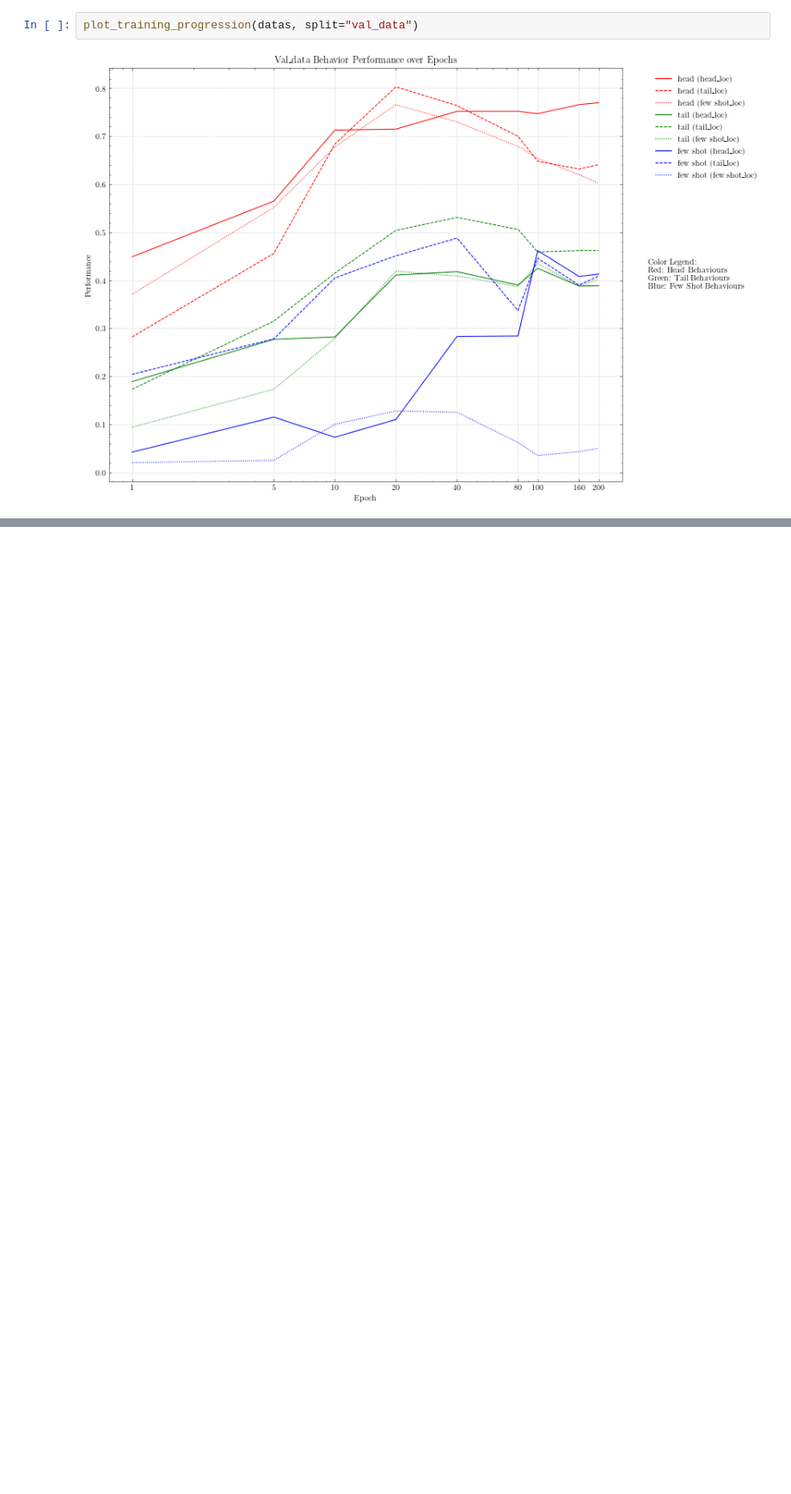
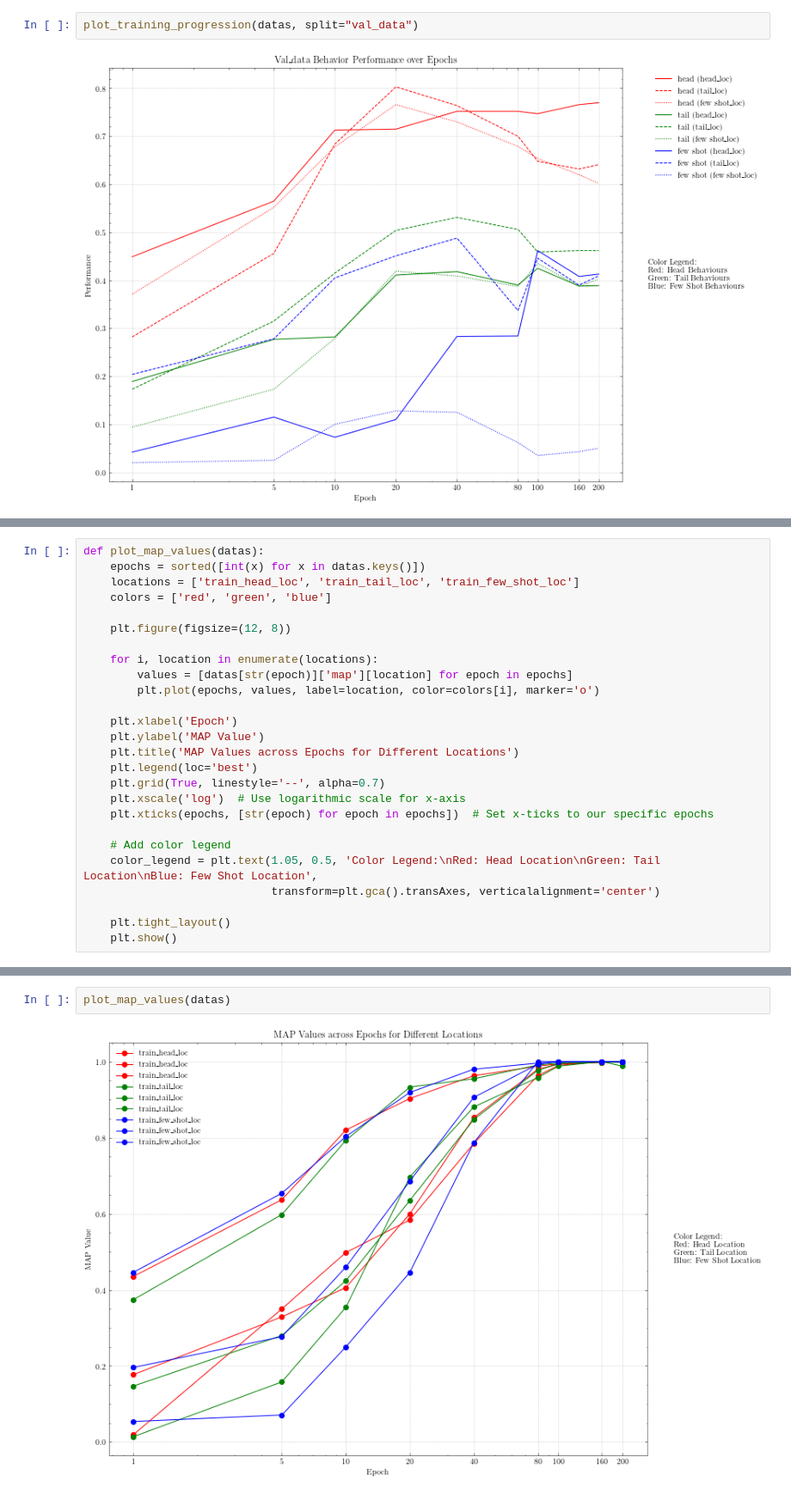
Before and after one commit to obrookes/imslowfast, a Jupyter notebook: notebooks/__plotting_heatmap_location_behaviour_dist_training_progression.ipynb, the cells around one changed output, grey strips where cells are left out. Shown at 86% size. Saved outputs shown, nothing was run; the diff lists cells and outputs as text; blank space fills up the shorter version.

```diff
--- a/notebooks/__plotting_heatmap_location_behaviour_dist_training_progression.ipynb
+++ b/notebooks/__plotting_heatmap_location_behaviour_dist_training_progression.ipynb
@@ -790,0 +879,26 @@ plot_training_progression(datas, split="val_data")
+# %%
+def plot_map_values(datas):
+    epochs = sorted([int(x) for x in datas.keys()])
+    locations = ['train_head_loc', 'train_tail_loc', 'train_few_shot_loc']
+    colors = ['red', 'green', 'blue']
+
+    plt.figure(figsize=(12, 8))
+
+    for i, location in enumerate(locations):
+        values = [datas[str(epoch)]['map'][location] for epoch in epochs]
+        plt.plot(epochs, values, label=location, color=colors[i], marker='o')
+
+    plt.xlabel('Epoch')
+    plt.ylabel('MAP Value')
+    plt.title('MAP Values across Epochs for Different Locations')
+    plt.legend(loc='best')
+    plt.grid(True, linestyle='--', alpha=0.7)
+    plt.xscale('log')  # Use logarithmic scale for x-axis
+    plt.xticks(epochs, [str(epoch) for epoch in epochs])  # Set x-ticks to our specific epochs
+
+    # Add color legend
+    color_legend = plt.text(1.05, 0.5, 'Color Legend:\nRed: Head Location\nGreen: Tail Location\nBlue: Few Shot Location',
+                            transform=plt.gca().transAxes, verticalalignment='center')
+
+    plt.tight_layout()
+    plt.show()
@@ -790,0 +907,4 @@ plot_training_progression(datas, split="val_data")
+# %%
+plot_map_values(datas)
+# %% [output]
+[figure, added]
```
Also changed, not shown: parts of 6 cells of this notebook.
